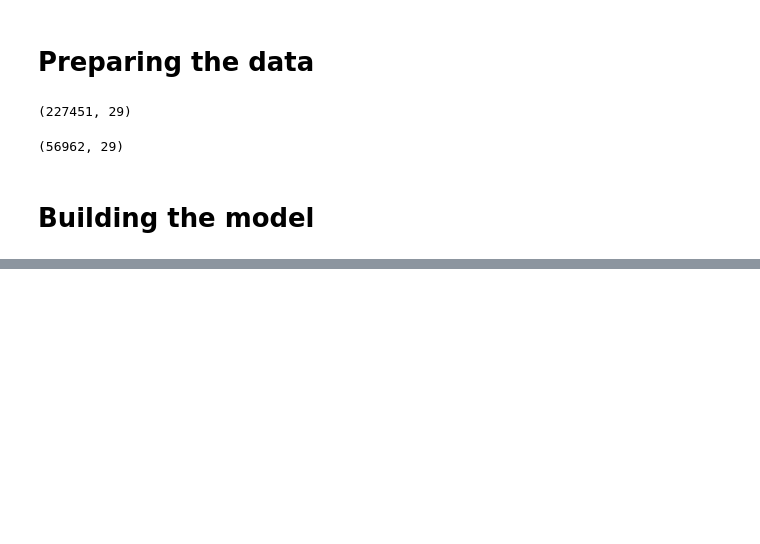
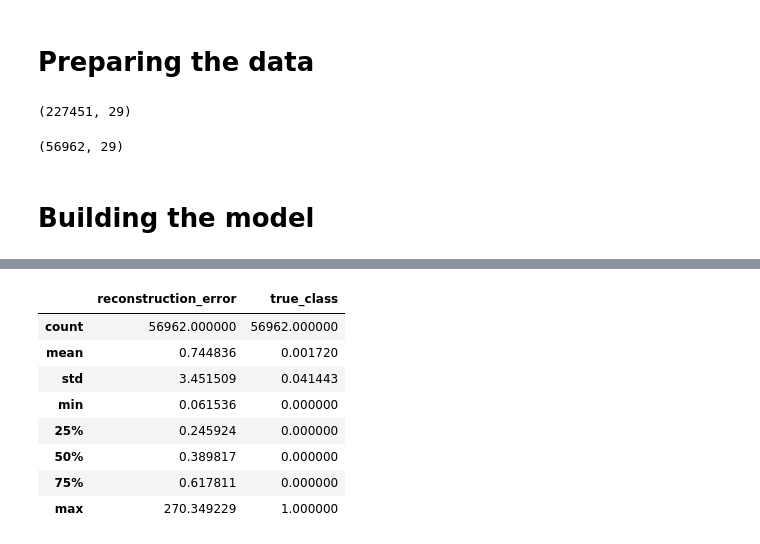
Before and after one commit to datta8899/machine_learning, a Jupyter notebook: Fraud_Classification/payment_fraud_detection.ipynb, the cells around one changed output, grey strips where cells are left out. Drawn from its saved outputs; the diff is of its cells as text; code cells hidden in the pictures; blank space fills up the shorter version.

```diff
--- a/Fraud_Classification/payment_fraud_detection.ipynb
+++ b/Fraud_Classification/payment_fraud_detection.ipynb
@@ -216,2 +216,4 @@ Epoch 35/100
 # %%
 print()
+# %%
+autoencoder = load_model('model.h5')
@@ -217,0 +229,18 @@ print()
+# %%
+predictions = autoencoder.predict(X_test)
+
+mse = np.mean(np.power(X_test - predictions, 2), axis=1)
+error_df = pd.DataFrame({'reconstruction_error': mse,
+                        'true_class': y_test})
+
+error_df.describe()
+# %% [output]
+|  | reconstruction_error | true_class |
+| count | 56962.000000 | 56962.000000 |
+| mean | 0.744836 | 0.001720 |
+| std | 3.451509 | 0.041443 |
+| min | 0.061536 | 0.000000 |
+| 25% | 0.245924 | 0.000000 |
+| 50% | 0.389817 | 0.000000 |
+| 75% | 0.617811 | 0.000000 |
+| max | 270.349229 | 1.000000 |
```
Also changed, not shown: parts of 2 cells of this notebook, 2 other files.
